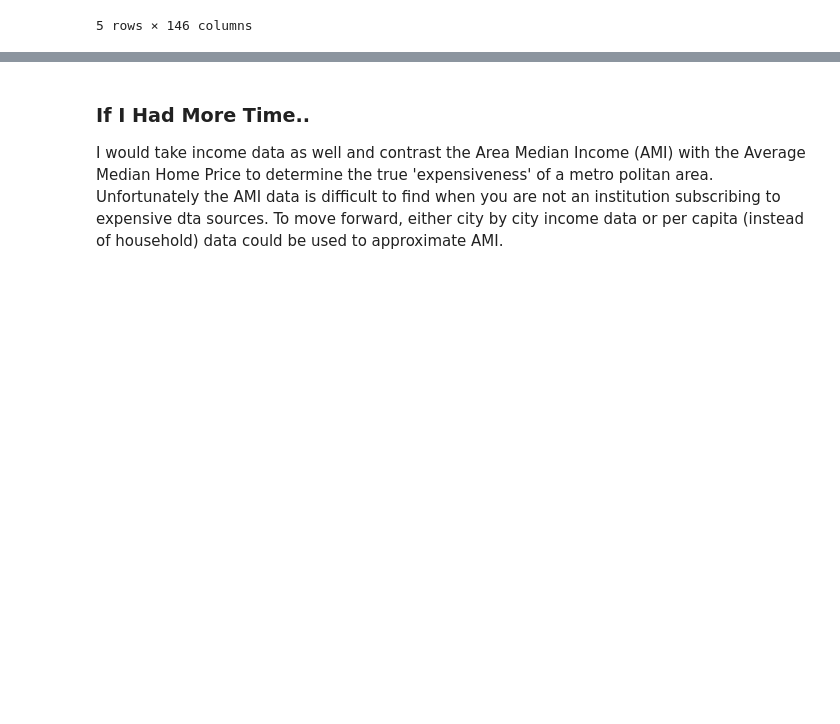
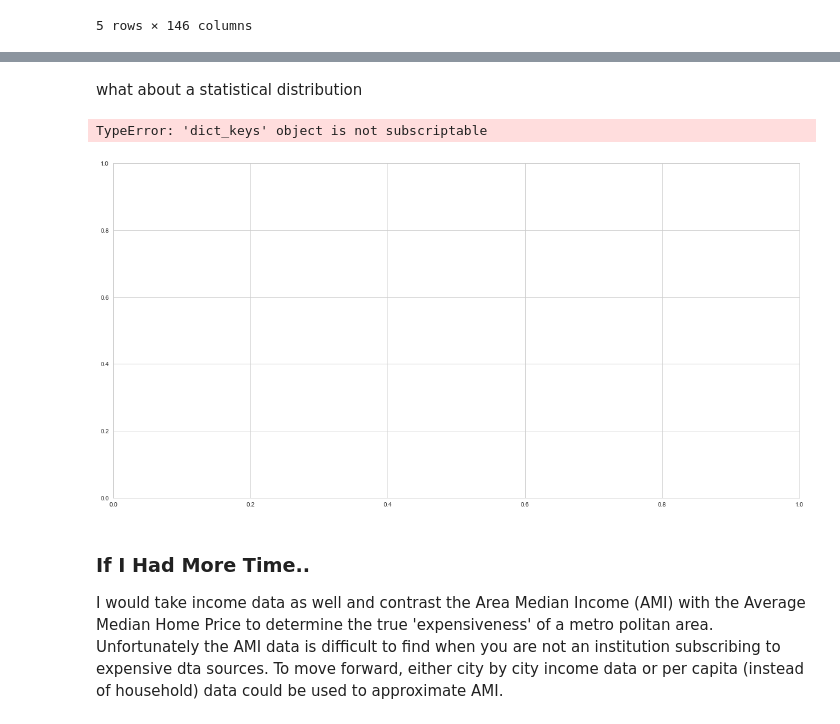
Before and after one commit to MissAle17/Median_Home_Price, a Jupyter notebook: Visualizing Home Prices.ipynb, the cells around one changed output, grey strips where cells are left out. Cells and saved outputs as stored; diff of their text form; code cells hidden in the pictures; blank space fills up the shorter version.

```diff
--- a/Visualizing Home Prices.ipynb
+++ b/Visualizing Home Prices.ipynb
@@ -406,3 +417,17 @@ plt.show()
+# %% [markdown]
+what about a statistical distribution
+# %%
+fig, ax = plt.subplots(figsize=(20,10))
+keys1 = co_metros.keys()
+for msa in keys1:
+    sns.distplot(co_metros[msa],bins =5 ,label = msa)
+ax.set_title('CO State Prices', fontsize = 20)
+plt.xticks(rotation=90)
+plt.legend(bbox_to_anchor=(1.05, 1), loc='best', borderaxespad=0.)
+plt.show()
+# %% [output]
+TypeError: 'dict_keys' object is not subscriptable
+[figure, added]
 # %% [markdown]
 ### If I Had More Time..
 
```
Also changed, not shown: parts of 7 cells of this notebook.
